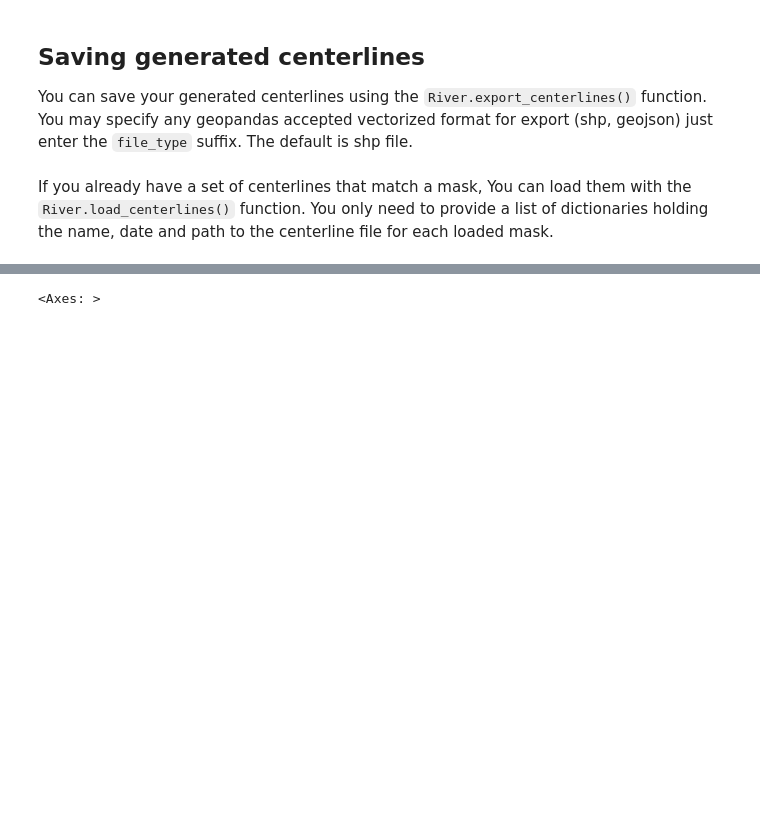
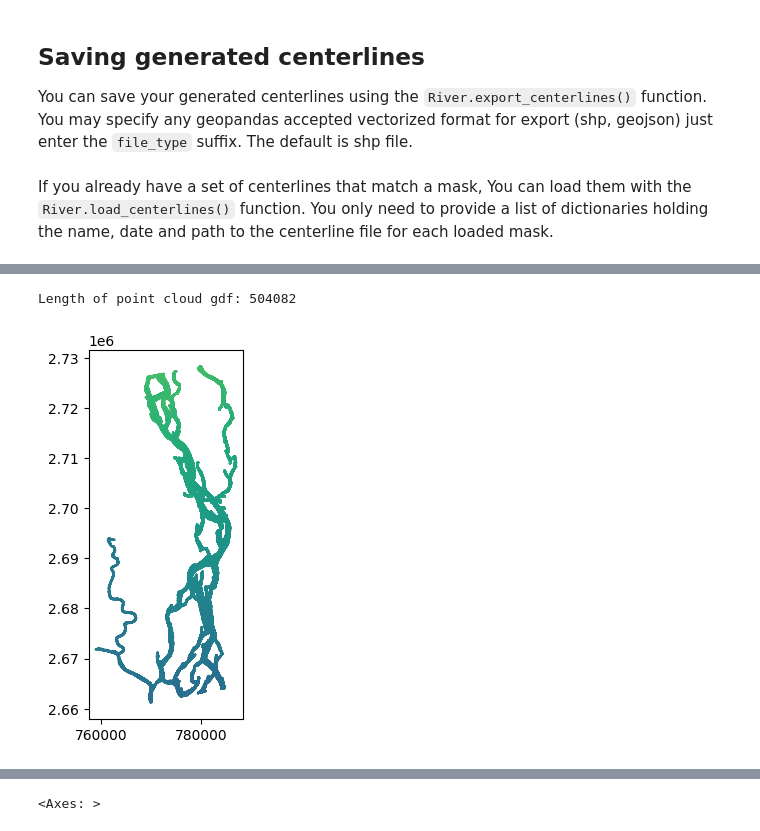
Before and after one commit to selfr-eo/braidedSP, a Jupyter notebook: examples/full_workflow.ipynb, the cells around one changed output, grey strips where cells are left out. Drawn from its saved outputs; the diff is of its cells as text; code cells hidden in the pictures; blank space fills up the shorter version.

```diff
--- a/examples/full_workflow.ipynb
+++ b/examples/full_workflow.ipynb
@@ -277,0 +265,14 @@ bramaputra.swot_obs[0].gdf
+# %%
+point_cloud_size = len(bramaputra.swot_obs[0].gdf)
+print(f"Length of point cloud gdf: {point_cloud_size}")
+
+# Quick plot
+if point_cloud_size < 1000000:
+    bramaputra.swot_obs[0].gdf.plot(column='heightEGM', s=0.1)
+    plt.show()
+
+# inspect geodataframe
+bramaputra.swot_obs[0].gdf.head()
+# %% [output]
+Length of point cloud gdf: 504082
+[figure, added]
```
Also changed, not shown: parts of 12 cells of this notebook, 5 other files.
